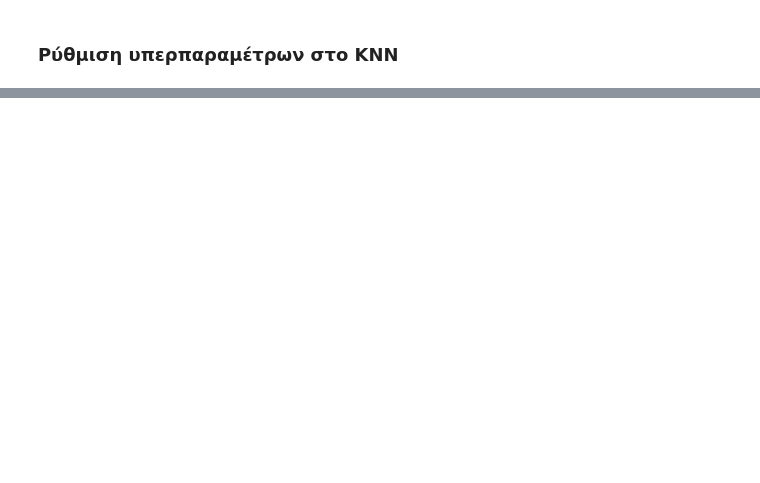
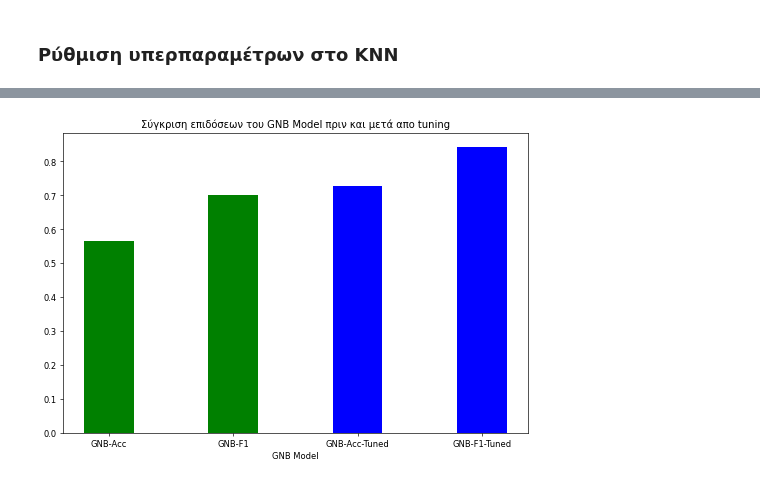
Before and after one commit to kebelouah/neural-networks-lab1, a Jupyter notebook: UCI dataset/lab1_ann.ipynb, the cells around one changed output, grey strips where cells are left out. Saved outputs shown, nothing was run; the diff lists cells and outputs as text; code cells hidden in the pictures; blank space fills up the shorter version.

```diff
--- a/UCI dataset/lab1_ann.ipynb
+++ b/UCI dataset/lab1_ann.ipynb
@@ -415,0 +564,17 @@ f1_score(y_pred, y_test)
+# %%
+data1 = {'GNB-Acc':0.5636, 'GNB-F1':0.7}
+data2 = {'GNB-Acc-Tuned':0.7272, 'GNB-F1-Tuned':0.8421}
+courses1 = list(data1.keys())
+values1 = list(data1.values())
+courses2 = list(data2.keys())
+values2 = list(data2.values())
+
+fig = plt.figure(figsize =(10,6.5),dpi=60)
+
+plt.bar(courses1,values1,color='GREEN', width=.4)
+plt.bar(courses2,values2,color='blue', width=.4)
+plt.xlabel("GNB Model")
+plt.title("Σύγκριση επιδόσεων του GNB Model πριν και μετά απο tuning")
+plt.show()
+# %% [output]
+[figure, added]
```
Also changed, not shown: parts of 82 cells of this notebook.
